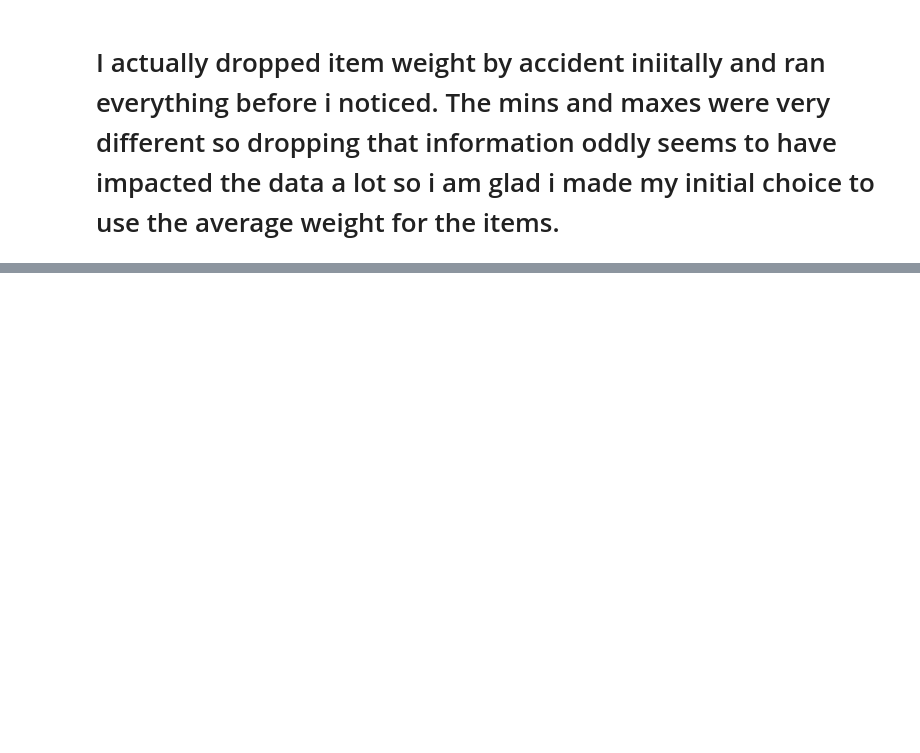
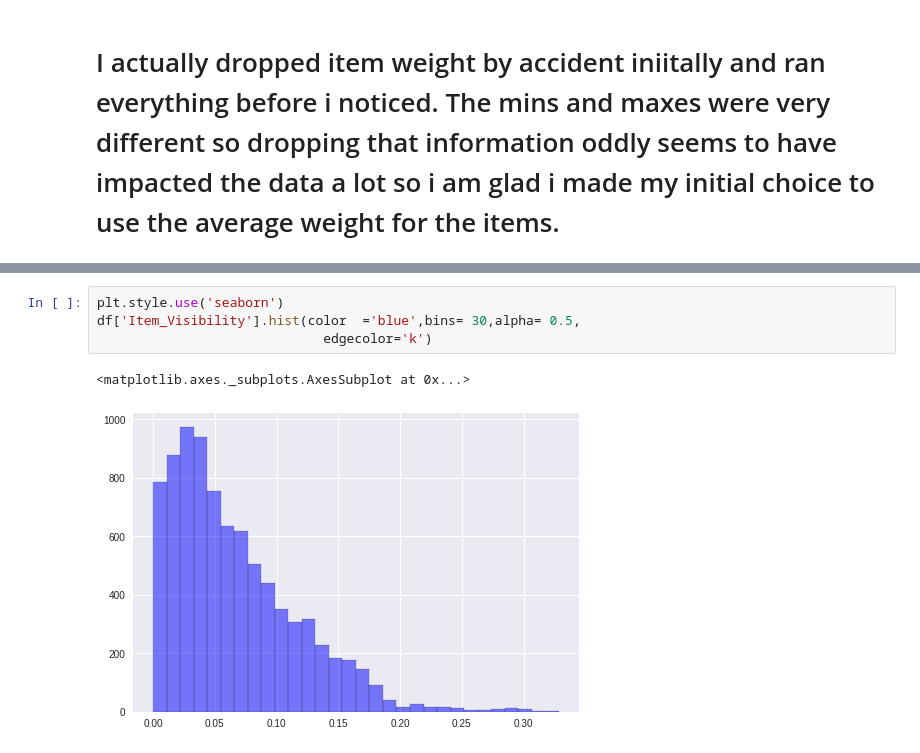
Before and after one commit to EfaOnyianta/Portfolio, a Jupyter notebook: Food_analysis.ipynb, the cells around one changed output, grey strips where cells are left out. Saved outputs shown, nothing was run; the diff lists cells and outputs as text; blank space fills up the shorter version.

```diff
--- a/Food_analysis.ipynb
+++ b/Food_analysis.ipynb
@@ -285,0 +359,7 @@ df['Item_MRP'].mean()
+# %%
+plt.style.use('seaborn')
+df['Item_Visibility'].hist(color  ='blue',bins= 30,alpha= 0.5,
+                             edgecolor='k')
+# %% [output]
+<matplotlib.axes._subplots.AxesSubplot at 0x...>
+[figure, added]
```
Also changed, not shown: parts of 13 cells of this notebook.
